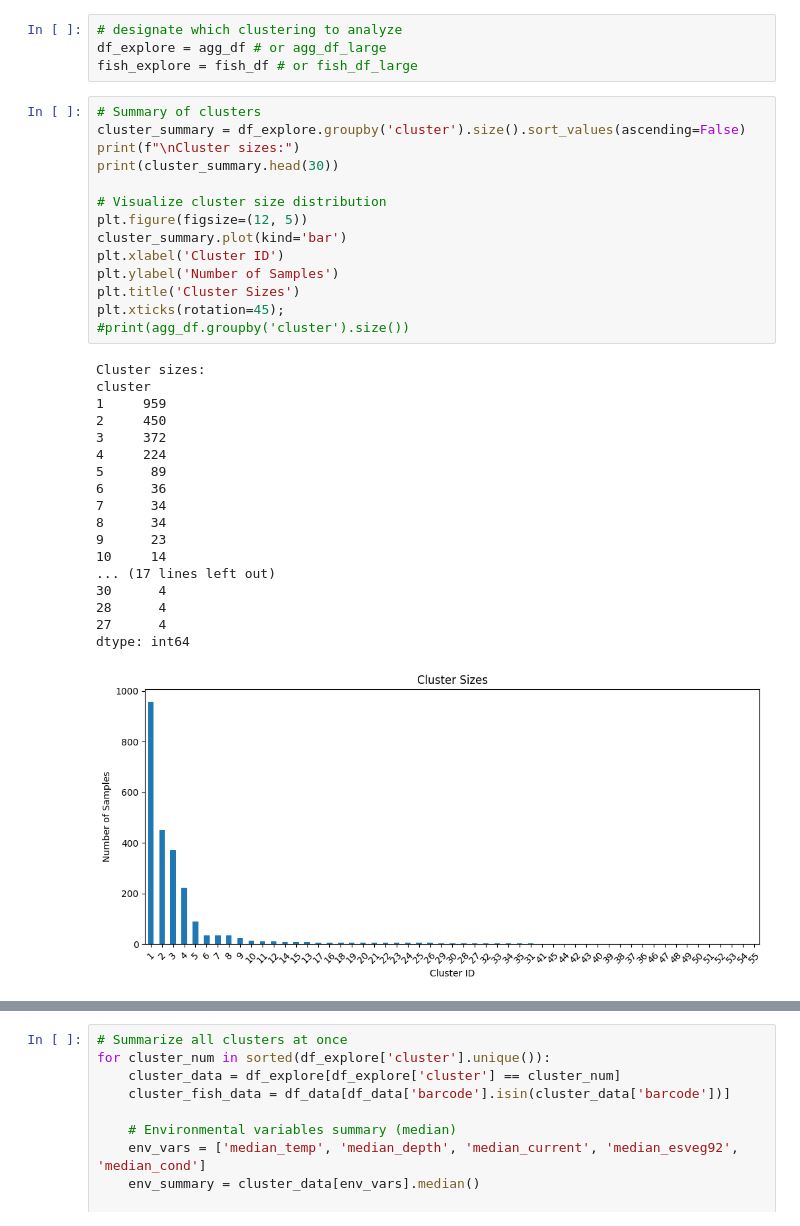
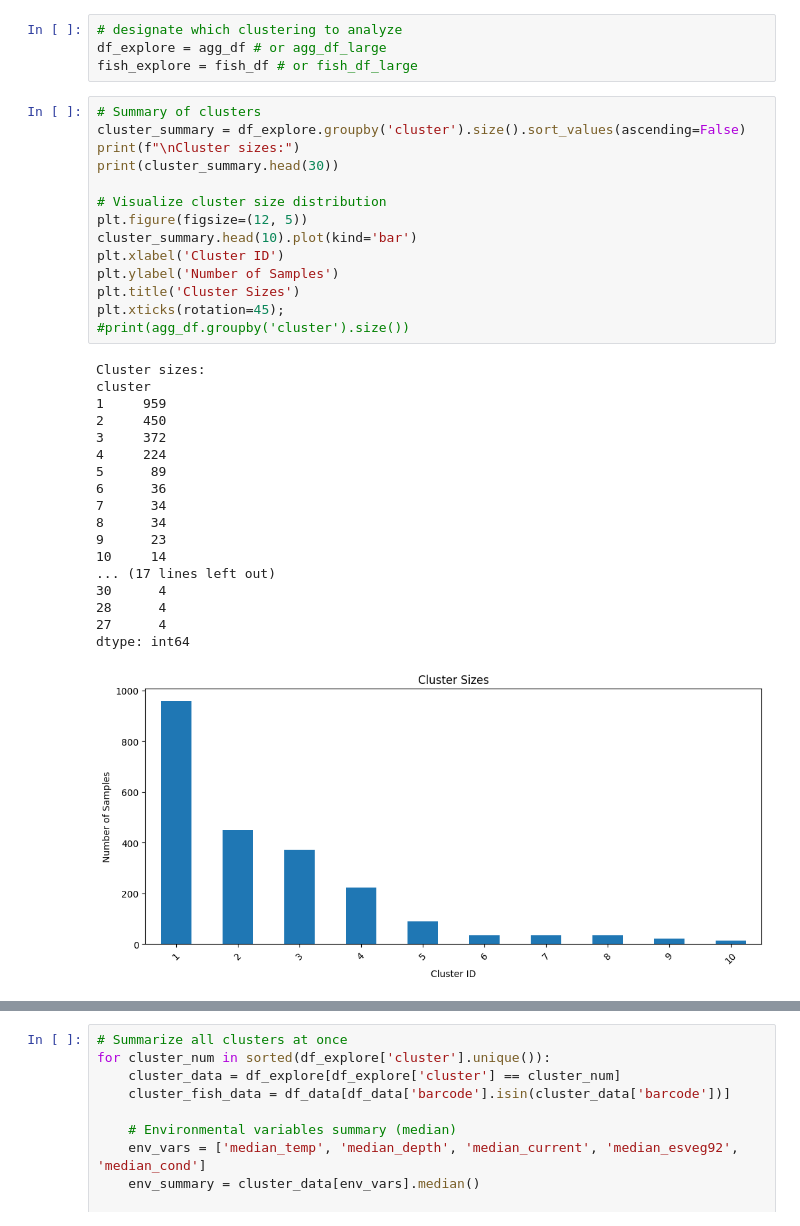
Before and after one commit to jppeirce/ltrm_fish, a Jupyter notebook: 4cluster_exploration.ipynb, the cells around one changed output, grey strips where cells are left out. Cells and saved outputs as stored; diff of their text form.

```diff
--- a/4cluster_exploration.ipynb
+++ b/4cluster_exploration.ipynb
@@ -17,35 +17,35 @@ fish_explore = fish_df # or fish_df_large
 # Summary of clusters
 cluster_summary = df_explore.groupby('cluster').size().sort_values(ascending=False)
 print(f"\nCluster sizes:")
 print(cluster_summary.head(30))
 
 # Visualize cluster size distribution
 plt.figure(figsize=(12, 5))
-cluster_summary.plot(kind='bar')
+cluster_summary.head(10).plot(kind='bar')
 plt.xlabel('Cluster ID')
 plt.ylabel('Number of Samples')
 plt.title('Cluster Sizes')
 plt.xticks(rotation=45);
 #print(agg_df.groupby('cluster').size())
 # %% [output]
 Cluster sizes:
 cluster
 1     959
 2     450
 3     372
 4     224
 5      89
 6      36
 7      34
 8      34
 9      23
 10     14
 ... (17 lines left out)
 30      4
 28      4
 27      4
 dtype: int64
-[figure, old version]
+[figure, new version]
 # %%
 # Specify cluster to analyze
 cluster_num = 1
```
Also changed, not shown: parts of 1 cell of this notebook, 5 other files.
